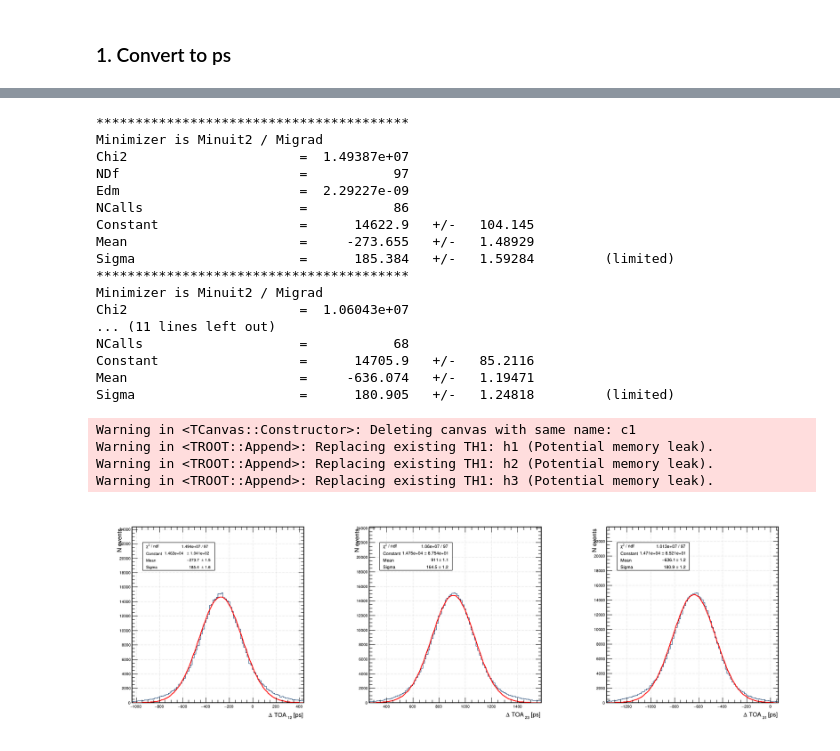
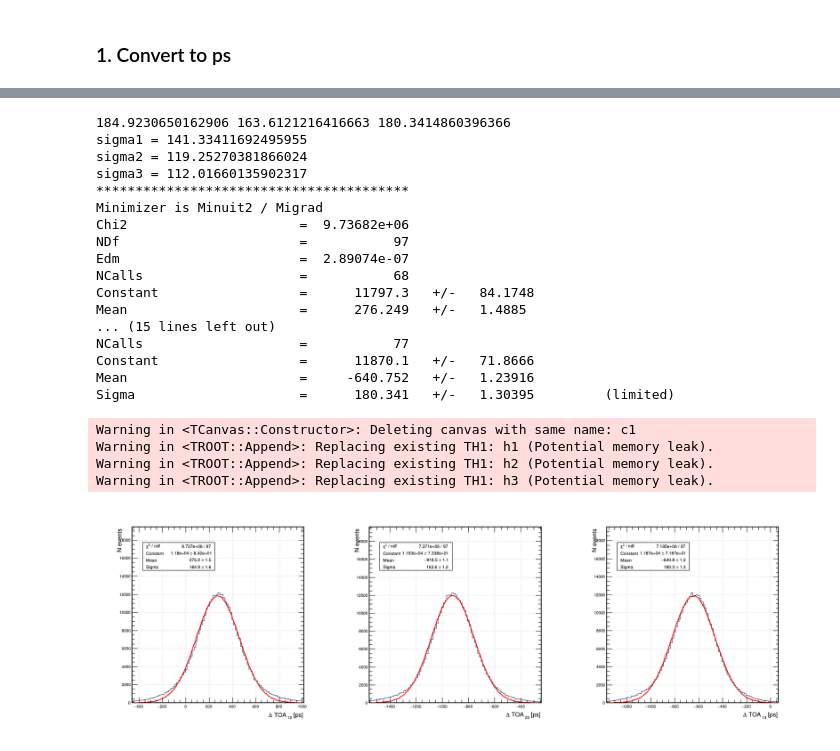
Before and after one commit to 24LopezR/ETLAnalysis, a Jupyter notebook: DESYJun24/MAIN.ipynb, the cells around one changed output, grey strips where cells are left out. Cells and saved outputs as stored; diff of their text form; code cells hidden in the pictures.

```diff
--- a/DESYJun24/MAIN.ipynb
+++ b/DESYJun24/MAIN.ipynb
@@ -42,7 +42,11 @@ def getPixelMaximum(df, board, col, row):
     h = R.TH1F(f"h{col}{row}", "", 1023, 0., 1024.) # CAL ranges between 0 and 1023
     h.FillN(len(cal), cal, np.ones(len(cal)))
     maxval = h.GetMaximumBin()
-    return maxval
+    f = R.TF1("f","gaus")
+    f.SetParameter(1,maxval)
+    h.Fit("f","","goff",maxval-2,maxval+2);
+    #print(maxval, f.GetParameter(1))
+    return f.GetParameter(1)
 # %%
 def analyzeCAL(df, board, CALrange, useprof=False):
     df_temp = df[df['board']==board]
@@ -69,7 +73,8 @@ def analyzeCAL(df, board, CALrange, useprof=False):
         hcalprof = R.TH2F("hcalprof", f"Board {board};col;row", 16, -0., 16., 16, -0., 16.)
         for row in tqdm(range(16)):
             for col in range(16):
-                hcalprof.Fill(col, row, getPixelMaximum(df,board,col,row))
+                maxval = getPixelMaximum(df,board,col,row)
+                hcalprof.Fill(col, row, maxval)
     return hcal, hcalprof, df_temp
 # %%
 R.gROOT.ProcessLine('.L ./tdrstyle.C')
@@ -385,7 +369,7 @@ fg3 = R.TF1("fg3","gaus")
 c1 = R.TCanvas("c1", "'#Delta TOA", 1800, 600)  # Width = 1200, Height = 400
 c1.Divide(3, 1)
 
-appr_mean = np.array([-298.6, 925, -650])
+appr_mean = np.array([275.99, -900, -650])
 appr_sigma = np.array([184, 164, 179])
 lowlim = appr_mean-4*appr_sigma
 highlim = appr_mean+4*appr_sigma
@@ -398,14 +382,14 @@ l.SetTextFont(42)
 hists = []
 
 h1 = R.TH1F("h1",";#Delta TOA_{12} [ps]; N events",100,lowlim[0],highlim[0])
-h1.FillN(len(toa2-toa1), toa2-toa1, np.ones(len(toa1)))
+h1.FillN(len(toa1-toa2), toa1-toa2, np.ones(len(toa1)))
 hists.append(h1)
 
 h2 = R.TH1F("h2",";#Delta TOA_{23} [ps]; N events",100,lowlim[1],highlim[1])
-h2.FillN(len(toa3-toa2), toa3-toa2, np.ones(len(toa2)))
+h2.FillN(len(toa2-toa3), toa2-toa3, np.ones(len(toa2)))
 hists.append(h1)
 
-h3 = R.TH1F("h3",";#Delta TOA_{31} [ps]; N events",100,lowlim[2],highlim[2])
+h3 = R.TH1F("h3",";#Delta TOA_{13} [ps]; N events",100,lowlim[2],highlim[2])
 h3.FillN(len(toa1-toa3), toa1-toa3, np.ones(len(toa3)))
 hists.append(h1)
 
@@ -416,44 +400,55 @@ h1.SetLineColor(colorp[3])
 h1.Draw()
 #l.DrawLatexNDC(0.17,0.8,f"#mu = {fg1.GetParameter(1):.1f}#pm {fg1.GetParError(1):.1f} ps")
 #l.DrawLatexNDC(0.17,0.77,f"#sigma = {fg1.GetParameter(2):.1f}#pm {fg1.GetParError(2):.1f} ps")
 
 c1.cd(2)
 h2.Fit("fg2","W","",lowlim[1],highlim[1])
 h2.SetMaximum(h2.GetMaximum()*1.6)
 h2.SetLineColor(colorp[3])
 h2.Draw()
 #l.DrawLatexNDC(0.17,0.8,f"#mu = {fg2.GetParameter(1):.1f}#pm {fg2.GetParError(1):.1f} ps")
 #l.DrawLatexNDC(0.17,0.77,f"#sigma = {fg2.GetParameter(2):.1f}#pm {fg2.GetParError(2):.1f} ps")
 
 c1.cd(3)
 h3.Fit("fg3","W","",lowlim[2],highlim[2])
 h3.SetMaximum(h3.GetMaximum()*1.6)
 h3.SetLineColor(colorp[3])
 h3.Draw()
 #l.DrawLatexNDC(0.17,0.8,f"#mu = {fg3.GetParameter(1):.1f}#pm {fg3.GetParError(1):.1f} ps")
 #l.DrawLatexNDC(0.17,0.77,f"#sigma = {fg3.GetParameter(2):.1f}#pm {fg3.GetParError(2):.1f} ps")
 
 c1.Draw()
+
+sigma12 = fg1.GetParameter(2)
+sigma23 = fg2.GetParameter(2)
+sigma13 = fg3.GetParameter(2)
+print(sigma12, sigma23, sigma13)
+sigma1 = np.sqrt((sigma12**2+sigma13**2-sigma23**2)/2)
+sigma2 = np.sqrt((sigma12**2+sigma23**2-sigma13**2)/2)
+sigma3 = np.sqrt((sigma23**2+sigma13**2-sigma12**2)/2)
+print(f"sigma1 = {sigma1}")
+print(f"sigma2 = {sigma2}")
+print(f"sigma3 = {sigma3}")
 # %% [output]
+184.9230650162906 163.6121216416663 180.3414860396366
+sigma1 = 141.33411692495955
+sigma2 = 119.25270381866024
+sigma3 = 112.01660135902317
 ****************************************
 Minimizer is Minuit2 / Migrad
-Chi2                      =  1.49387e+07
+Chi2                      =  9.73682e+06
 NDf                       =           97
-Edm                       =  2.29227e-09
-NCalls                    =           86
-Constant                  =      14622.9   +/-   104.145
-Mean                      =     -273.655   +/-   1.48929
-Sigma                     =      185.384   +/-   1.59284         (limited)
-****************************************
-Minimizer is Minuit2 / Migrad
-Chi2                      =  1.06043e+07
-... (11 lines left out)
+Edm                       =  2.89074e-07
 NCalls                    =           68
-Constant                  =      14705.9   +/-   85.2116
-Mean                      =     -636.074   +/-   1.19471
-Sigma                     =      180.905   +/-   1.24818         (limited)
+Constant                  =      11797.3   +/-   84.1748
+Mean                      =      276.249   +/-   1.4885
+... (15 lines left out)
+NCalls                    =           77
+Constant                  =      11870.1   +/-   71.8666
+Mean                      =     -640.752   +/-   1.23916
+Sigma                     =      180.341   +/-   1.30395         (limited)
 Warning in <TCanvas::Constructor>: Deleting canvas with same name: c1
 Warning in <TROOT::Append>: Replacing existing TH1: h1 (Potential memory leak).
 Warning in <TROOT::Append>: Replacing existing TH1: h2 (Potential memory leak).
 Warning in <TROOT::Append>: Replacing existing TH1: h3 (Potential memory leak).
-[figure, old version]
+[figure, new version]
```
Also changed, not shown: parts of 16 cells of this notebook.
